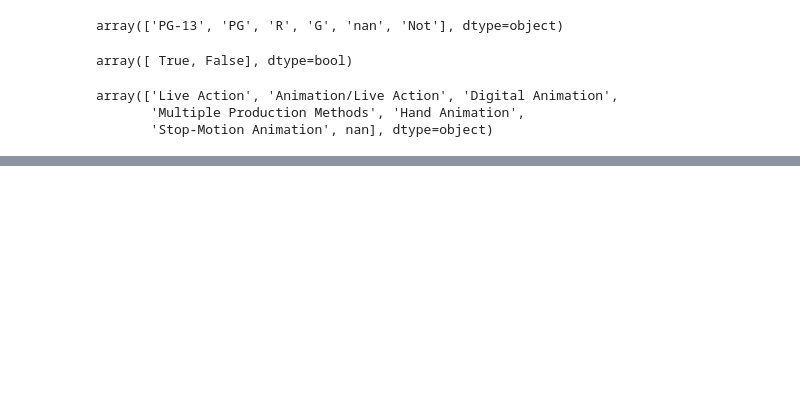
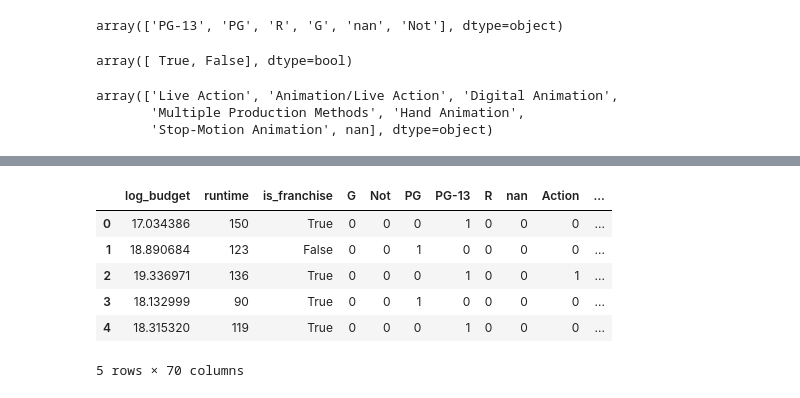
Before and after one commit to Rmloong/movie-revenue-predictor, a Jupyter notebook: EDA.ipynb, the cells around one changed output, grey strips where cells are left out. Cells and saved outputs as stored; diff of their text form; code cells hidden in the pictures; blank space fills up the shorter version.

```diff
--- a/EDA.ipynb
+++ b/EDA.ipynb
@@ -1330,0 +1351,12 @@ array(['Live Action', 'Animation/Live Action', 'Digital Animation',
+# %%
+X = df.iloc[:,1:]
+# %%
+X.head()
+# %% [output]
+|  | log_budget | runtime | is_franchise | G | Not | PG | PG-13 | R | nan | Action | ... |
+| 0 | 17.034386 | 150 | True | 0 | 0 | 0 | 1 | 0 | 0 | 0 | ... |
+| 1 | 18.890684 | 123 | False | 0 | 0 | 1 | 0 | 0 | 0 | 0 | ... |
+| 2 | 19.336971 | 136 | True | 0 | 0 | 0 | 1 | 0 | 0 | 1 | ... |
+| 3 | 18.132999 | 90 | True | 0 | 0 | 1 | 0 | 0 | 0 | 0 | ... |
+| 4 | 18.315320 | 119 | True | 0 | 0 | 0 | 1 | 0 | 0 | 0 | ... |
+5 rows × 70 columns
```
Also changed, not shown: parts of 43 cells of this notebook, 6 other files.
